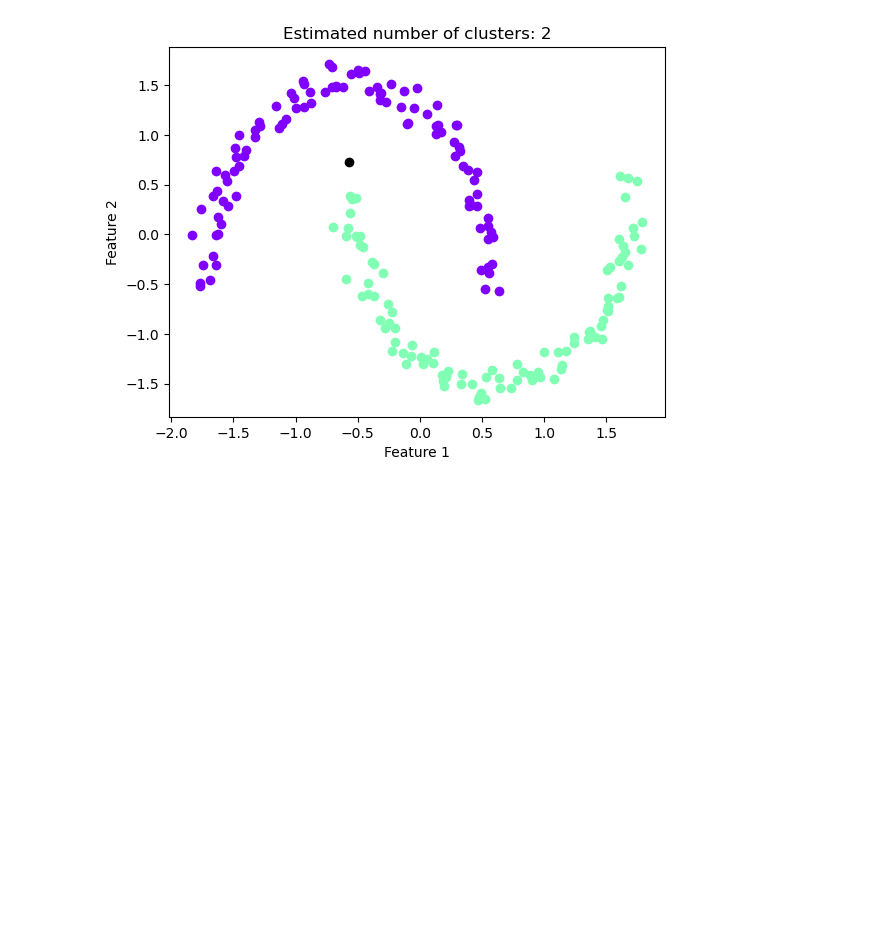
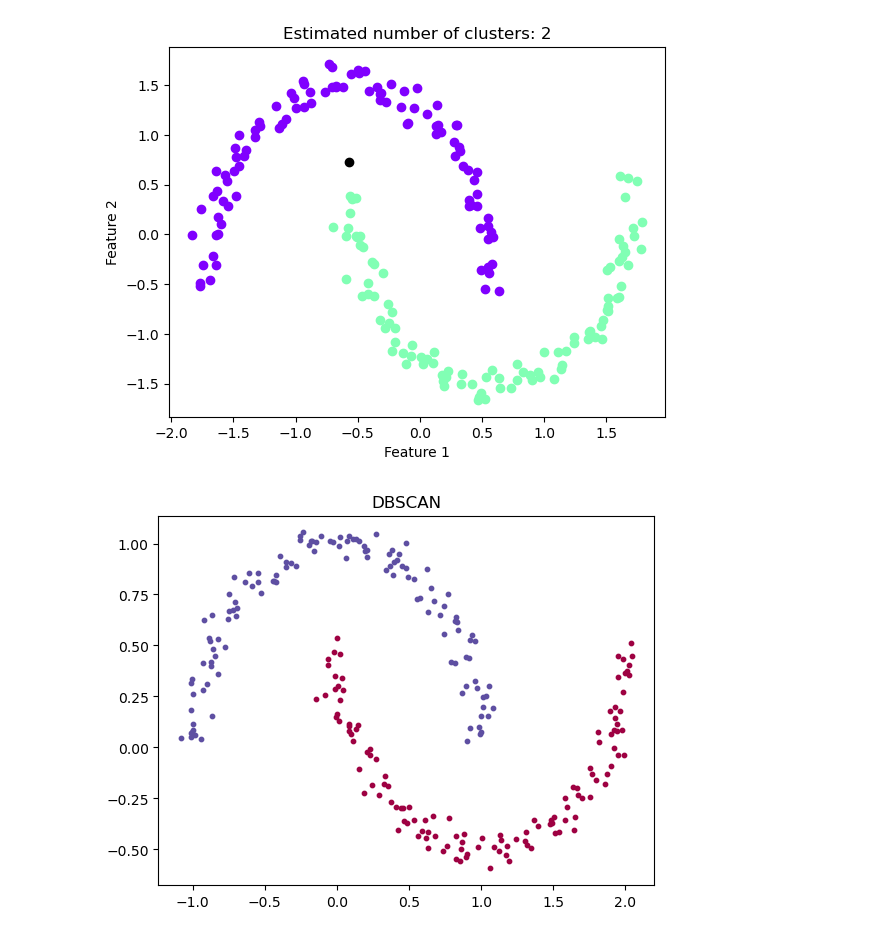
Before and after one commit to Amoako419/Clustering, a Jupyter notebook: DBscan.ipynb, the cells around one changed output. Drawn from its saved outputs; the diff is of its cells as text; code cells hidden in the pictures; blank space fills up the shorter version.

```diff
--- a/DBscan.ipynb
+++ b/DBscan.ipynb
@@ -160,3 +160,33 @@ plt.ylabel('Feature 2')
 plt.show()
 # %% [output]
 [figure]
+# %%
+import numpy as np
+import matplotlib.pyplot as plt
+from sklearn.cluster import DBSCAN
+from sklearn.datasets import make_moons
+
+# Generating our dataset with make_moons
+X, _ = make_moons(n_samples=250, noise=0.05, random_state=42)
+
+# Creating the DBSCAN model
+db = DBSCAN(eps=0.2, min_samples=10)
+db.fit(X)
+labels = db.labels_
+
+# Plotting
+unique_labels = set(labels)
+colors = plt.cm.Spectral(np.linspace(0, 1, len(unique_labels)))
+
+for unique_label, color in zip(unique_labels, colors):
+    if unique_label == -1:
+        color = 'k'
+
+    class_member_mask = (labels == unique_label)
+    xy = X[class_member_mask]
+    plt.scatter(xy[:, 0], xy[:, 1], color=color, s=10)
+
+plt.title('DBSCAN')
+plt.show()
+# %% [output]
+[figure, added]
```
Also changed, not shown: parts of 2 cells of this notebook.
